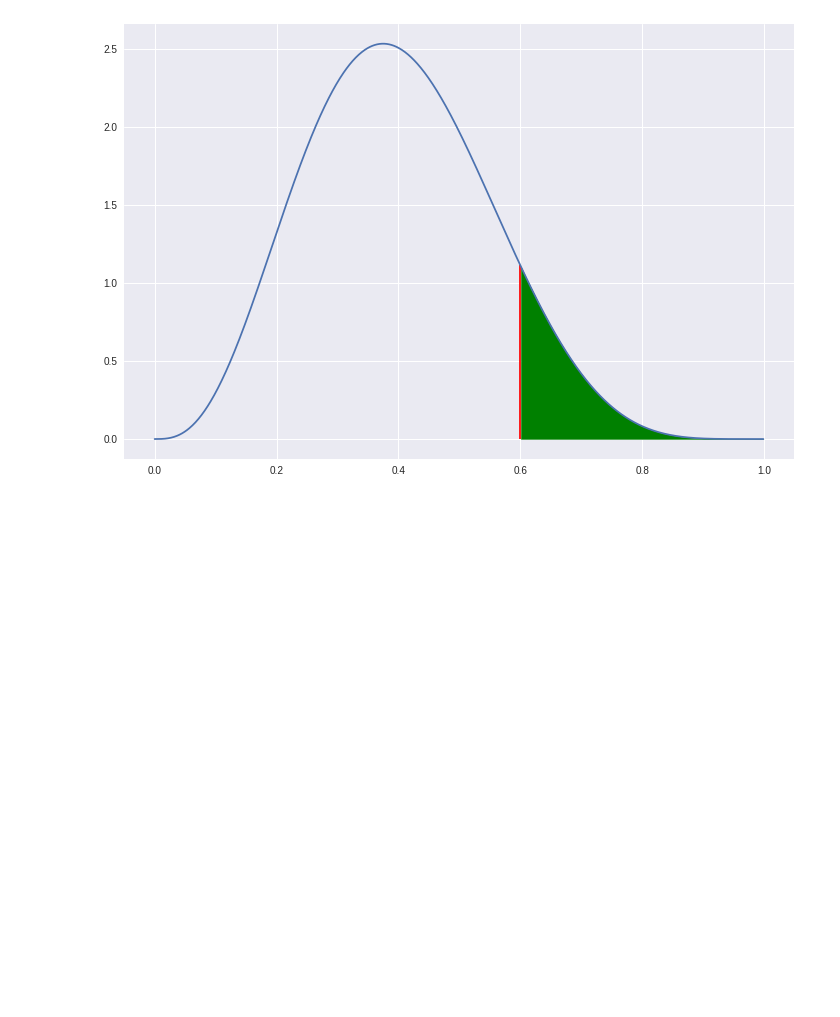
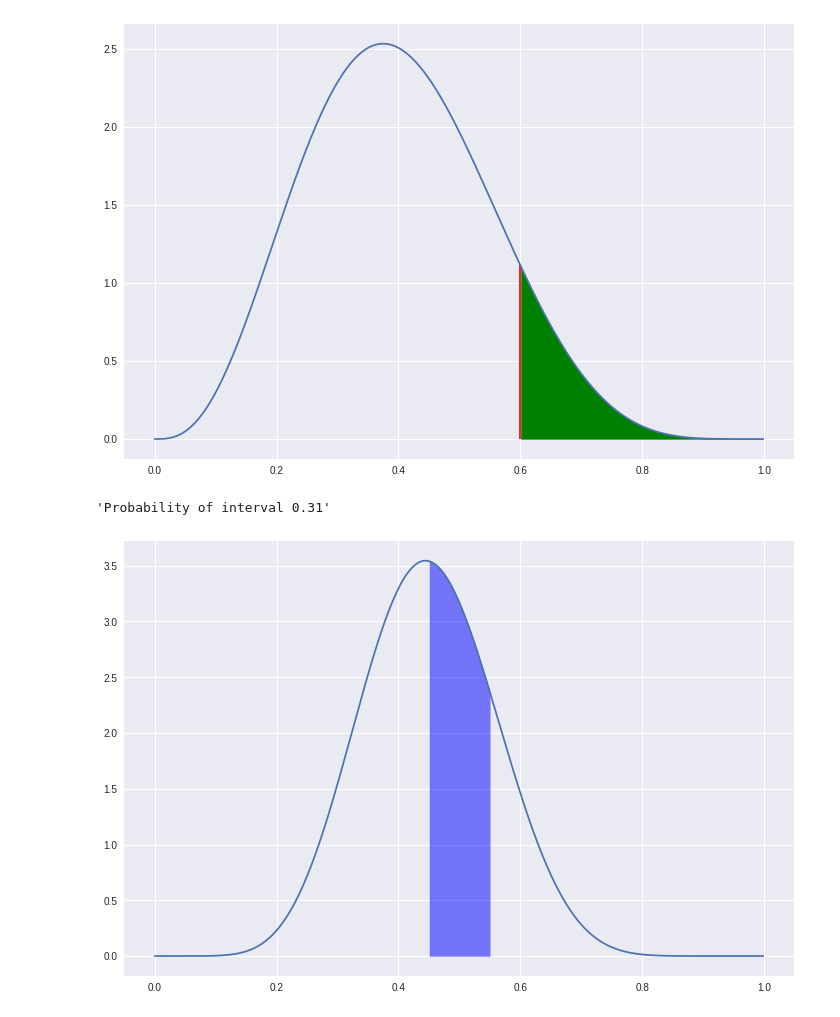
Before and after one commit to laaksonel/machine-learning, a Jupyter notebook: random_statistics_scratchpad.ipynb, the cells around one changed output. Cells and saved outputs as stored; diff of their text form; code cells hidden in the pictures; blank space fills up the shorter version.

Commit message:
Range probability of hypothesis

```diff
--- a/random_statistics_scratchpad.ipynb
+++ b/random_statistics_scratchpad.ipynb
@@ -25,3 +25,18 @@ display('The probability of this hypothesis {:.1f}'.format(1 - y.cdf(p_limit)))
 'Hypothesis = event has a probability of 60% or more'
 'The probability of this hypothesis 0.1'
 [figure]
+# %%
+alpha = 9.0
+beta_ = 11.0
+
+y = beta(alpha, beta_)
+
+limit = 0.5
+deviation = 0.05
+plt.fill_between(x, y.pdf(x), where=(x > limit - deviation) & (x <= limit + deviation), color='b', alpha=0.5)
+plt.plot(x,y.pdf(x))
+
+display('Probability of interval {:.2}'.format(y.cdf(limit + deviation) - y.cdf(limit - deviation)))
+# %% [output]
+'Probability of interval 0.31'
+[figure, added]
```
